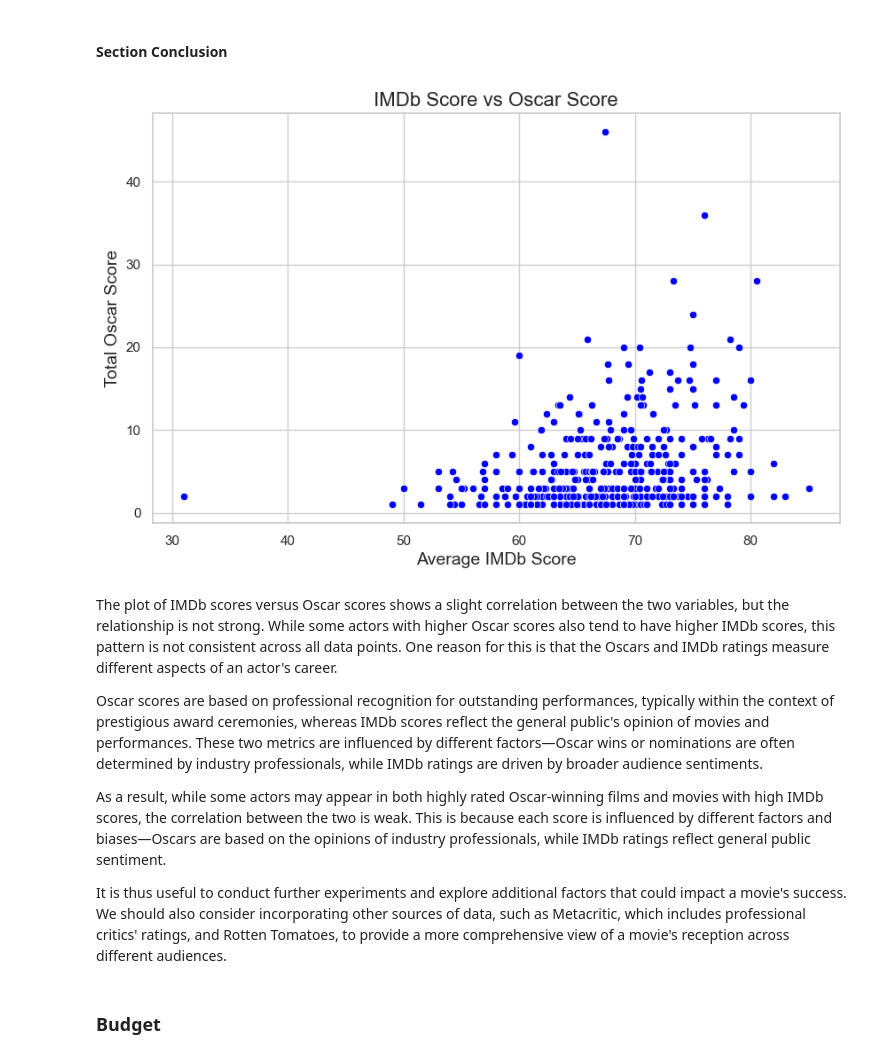
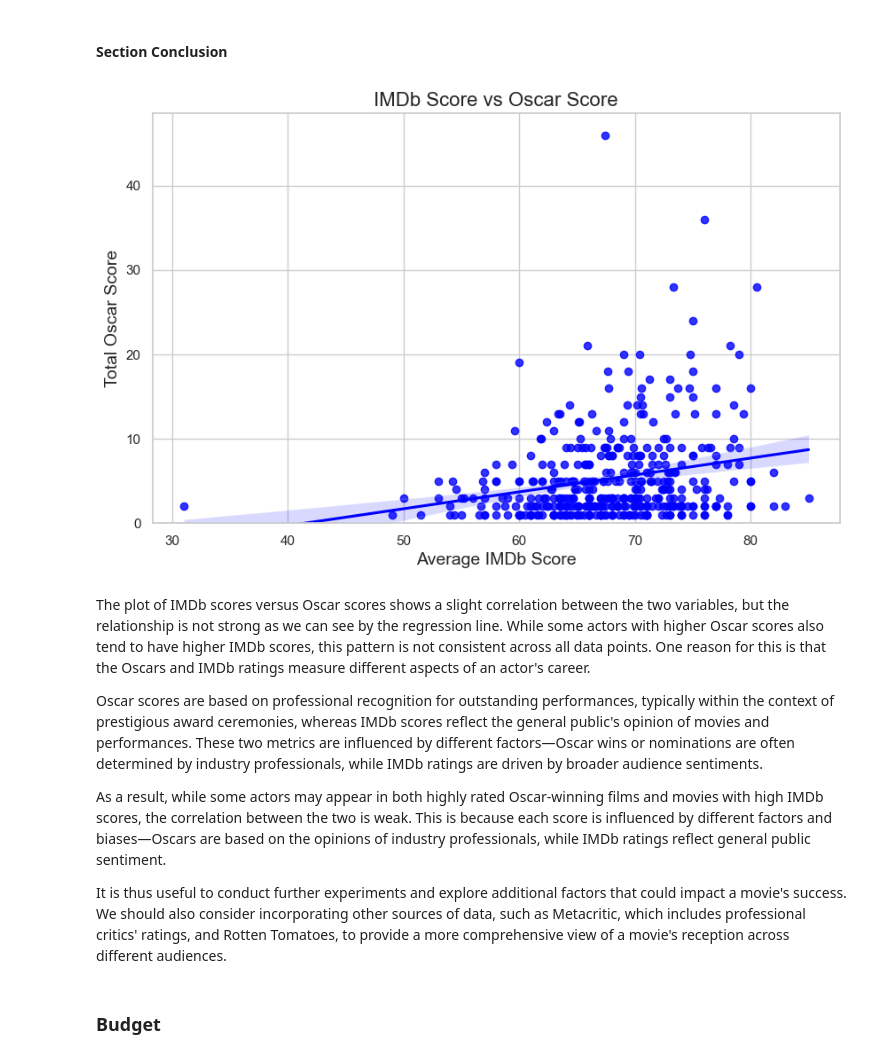
Before and after one commit to epfl-ada/ada-2024-project-bluesweater, a Jupyter notebook: results.ipynb, the cells around one changed output. Cells and saved outputs as stored; diff of their text form; code cells hidden in the pictures.

```diff
--- a/results.ipynb
+++ b/results.ipynb
@@ -381,16 +382,17 @@ oscar_analysis.head()
 # %%
 # Creating the scatter plot for imdb_score vs total_oscar_score
 sns.set(style="whitegrid")
 plt.figure(figsize=(10, 6))
-sns.scatterplot(x='imdb_score', y='total_oscar_score', data=oscar_analysis, color='blue', marker='o')
+sns.regplot(x='imdb_score', y='total_oscar_score', data=oscar_analysis, color='blue', marker='o')
+plt.ylim(0, None)  # Set the lower limit to 0 to remove negative y values
 plt.title('IMDb Score vs Oscar Score', fontsize=16)
 plt.xlabel('Average IMDb Score', fontsize=14)
 plt.ylabel('Total Oscar Score', fontsize=14)
 plt.show()
 # %% [output]
-[figure, old version]
+[figure, new version]
 # %% [markdown]
-The plot of IMDb scores versus Oscar scores shows a slight correlation between the two variables, but the relationship is not strong. While some actors with higher Oscar scores also tend to have higher IMDb scores, this pattern is not consistent across all data points. One reason for this is that the Oscars and IMDb ratings measure different aspects of an actor's career.
+The plot of IMDb scores versus Oscar scores shows a slight correlation between the two variables, but the relationship is not strong as we can see by the regression line. While some actors with higher Oscar scores also tend to have higher IMDb scores, this pattern is not consistent across all data points. One reason for this is that the Oscars and IMDb ratings measure different aspects of an actor's career.
 
 Oscar scores are based on professional recognition for outstanding performances, typically within the context of prestigious award ceremonies, whereas IMDb scores reflect the general public's opinion of movies and performances. These two metrics are influenced by different factors—Oscar wins or nominations are often determined by industry professionals, while IMDb ratings are driven by broader audience sentiments.
 
```
Also changed, not shown: parts of 37 cells of this notebook.
